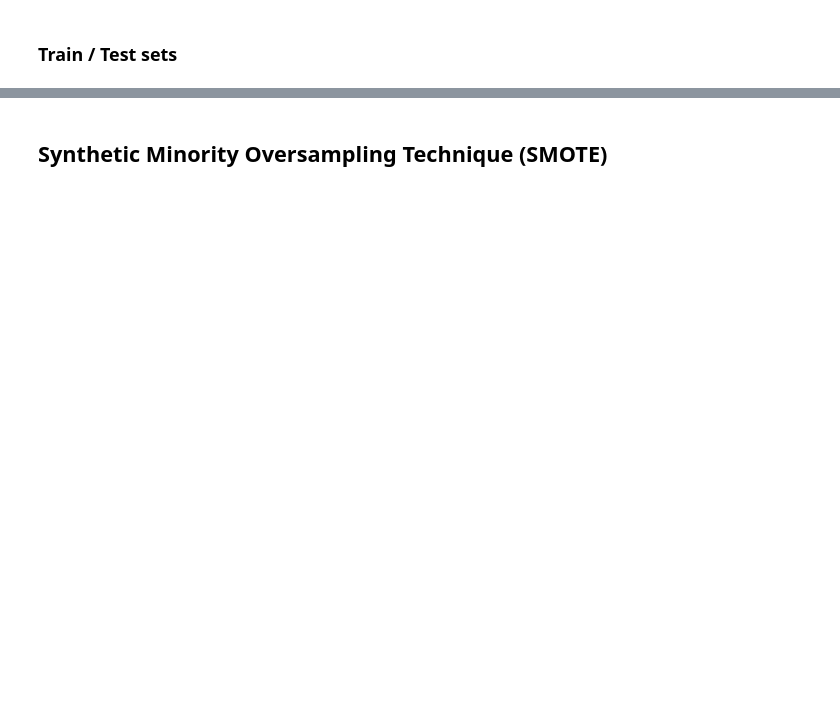
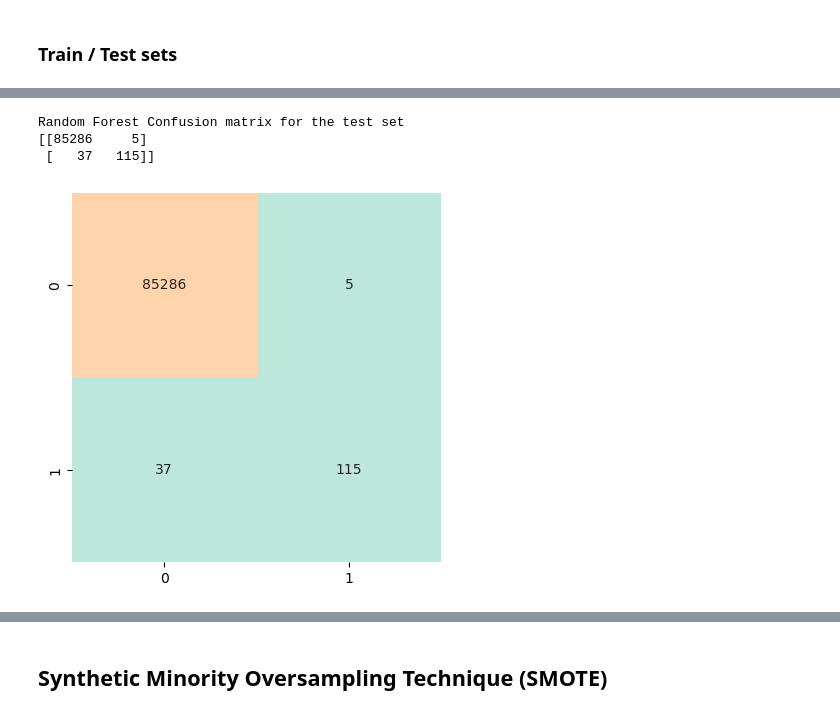
Before and after one commit to msantanarod/Fraud-Prevention-Analytics, a Jupyter notebook: Credit Card Fraud Detection-Copy2.ipynb, the cells around one changed output, grey strips where cells are left out. Saved outputs shown, nothing was run; the diff lists cells and outputs as text; code cells hidden in the pictures; blank space fills up the shorter version.

```diff
--- a/Credit Card Fraud Detection-Copy2.ipynb
+++ b/Credit Card Fraud Detection-Copy2.ipynb
@@ -282,2 +327,29 @@ df=df.drop(columns=['predicted_fraud'])
 # %% [markdown]
 ### Train / Test sets
+# %%
+# XY split:
+
+X=df.drop('Class', axis=1)
+y=df.Class
+# %%
+#Create training and test set:
+
+X_train, X_test, y_train, y_test=train_test_split(X,y,test_size=0.30, random_state=1000)
+# %%
+models = {
+    "Logisitic Regression": LogisticRegression(),
+    "Decision Tree": DecisionTreeClassifier(),
+    "Random Forest Classifier": RandomForestClassifier(),
+    "Adaboost Classifier" :AdaBoostClassifier(),
+   "Light Gradient Boosting" :LGBMClassifier()
+
+
+}
+
+
+# Cross validation score for different classifiers using "recall" as scoring:
+
+for key, model in models.items():
+    model.fit(X_train,y_train)
+    score = cross_val_score(model, X, y, scoring='recall',cv=5)
+    print(f'{key} model recall score:{round(score.mean(), 2)}')
@@ -283,0 +364,6 @@ df=df.drop(columns=['predicted_fraud'])
+# %%
+#Let's see how many fraud cases we can detect with random forest:
+
+rfc=RandomForestClassifier()
+rfc.fit(X_train,y_train)
+y_pred=rfc.predict(X_test)
@@ -283,0 +383,12 @@ df=df.drop(columns=['predicted_fraud'])
+# %%
+print("Random Forest Confusion matrix for the test set")
+print(confusion_matrix(y_test, y_pred))
+conf_mat = confusion_matrix(y_test,y_pred)
+sns.heatmap(conf_mat, square=True, annot=True, cmap='icefire', fmt='d', cbar=False)
+
+plt.show()
+# %% [output]
+Random Forest Confusion matrix for the test set
+[[85286     5]
+ [   37   115]]
+[figure, added]
```
Also changed, not shown: parts of 202 cells of this notebook, 2 other files.
